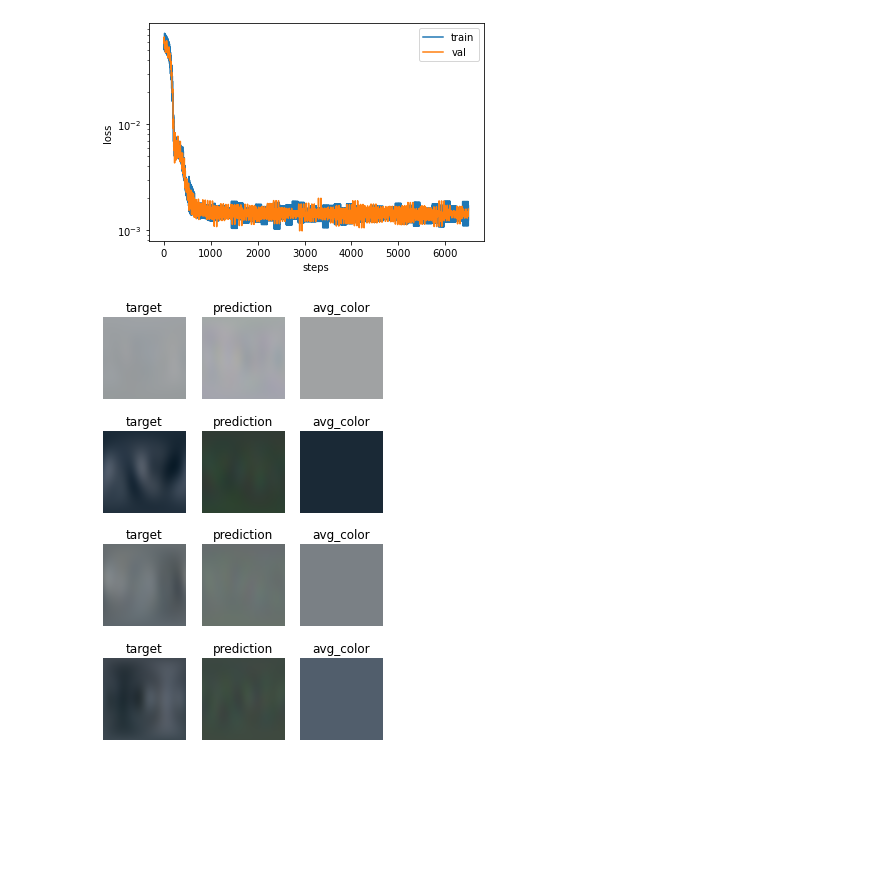
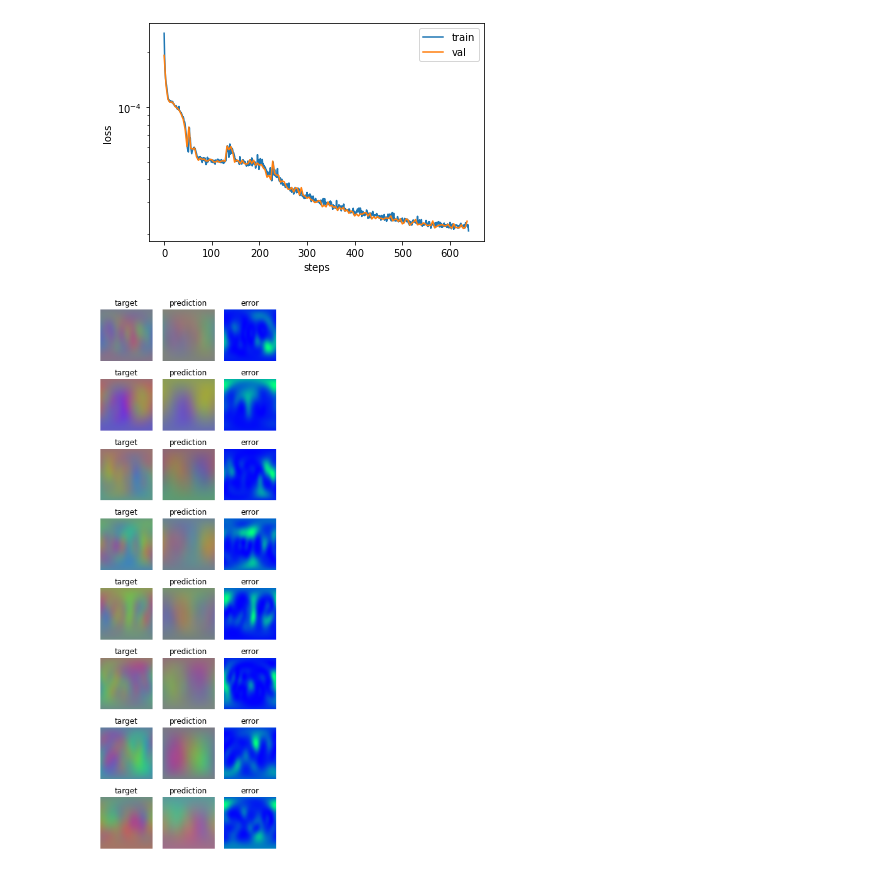
Before and after one commit to KeKsBoTer/punctum, a Jupyter notebook: pointnet/train.ipynb, the cells around one changed output. Cells and saved outputs as stored; diff of their text form; code cells hidden in the pictures; blank space fills up the shorter version.

```diff
--- a/pointnet/train.ipynb
+++ b/pointnet/train.ipynb
@@ -24,7 +17,7 @@ from torch.utils.data import DataLoader
 from pytorch3d.structures import Pointclouds
 import torch.utils.data as data
 
-ds = OctantDataset("../datasets/neuschwanstein_sh",sub_sample=1000)
+ds = OctantDataset("../datasets/neuschwanstein_16_64max_sh",sub_sample=10000)
 
 def collate_batched_point_clouds(batch: List[Tuple[Pointclouds, torch.Tensor]]):
     coefs = torch.stack([x[1] for x in batch])
@@ -38,7 +31,7 @@ num_train = int(0.8*len(ds))
 
 ds_train, ds_val = data.random_split(ds,[num_train,len(ds)-num_train])
 
-batch_size = 64
+batch_size = 256
 
 train_dataloader = DataLoader(
     ds_train, batch_size=batch_size, shuffle=True, collate_fn=collate_batched_point_clouds, drop_last=False,num_workers=12,pin_memory=True
@@ -57,10 +72,13 @@ optimizer = torch.optim.AdamW(model.parameters(),lr=1e-4)
 # %%
 from torch.optim.lr_scheduler import OneCycleLR
-epochs = 50
 
-scheduler = OneCycleLR(optimizer,max_lr=1e-3,steps_per_epoch=len(train_dataloader)*10,epochs=epochs,pct_start=0.1,three_phase=True)
+epochs = 20
 
-mse_loss = torch.nn.MSELoss()
+optimizer = torch.optim.AdamW(model.parameters(),lr=1e-3)
+
+scheduler = OneCycleLR(optimizer,max_lr=1e-2,steps_per_epoch=len(train_dataloader),epochs=epochs,pct_start=0.3)
+
+# mse_loss = torch.nn.MSELoss()
 
 def unpack_data(pcs:Pointclouds):
     vertices = pcs.points_packed().cuda()
@@ -73,17 +91,17 @@ loss_hist_train = {}
 loss_hist_val = {}
 step=0
 
-with tqdm(len(train_dataloader)*10) as pbar:
+with tqdm(len(train_dataloader)) as pbar:
     for epoch in range(epochs):
         # print(f"lr: {scheduler.get_last_lr()}")
 
-        pbar.reset(len(train_dataloader)*10)
+        pbar.reset(len(train_dataloader))
         pbar.set_description(f"epoch {epoch+1}/{epochs}")
 
-        val_sampler = repeatlist(iter(val_dataloader),len(val_dataloader)*10)
+        val_sampler = iter(val_dataloader)
 
-        for i,(pcs, coefs) in enumerate(repeatlist(iter(train_dataloader),len(train_dataloader)*10)):
-            model.train()
+        for i,(pcs, coefs) in enumerate(iter(train_dataloader)):
+            model.train().requires_grad_(True)
             vertices,color,batch = unpack_data(pcs)
             target_coefs = coefs[:, : lm2flat_index(l, -l) + 1].cuda()
             optimizer.zero_grad()
@@ -116,4 +134,4 @@ plt.xlabel("steps")
 plt.ylabel("loss")
 plt.yscale("log")
 # %% [output]
-[figure, old version]
+[figure, new version]
@@ -131,26 +149,30 @@ y = calc_sh(l,coords)
 # %%
 model.eval()
 model.requires_grad_(False)
 
 pc,a_lm = next(iter(train_dataloader))
 
 pred_a = model(*unpack_data(pc)).squeeze(0)
 a_lm = a_lm[:,:lm2flat_index(l, -l) + 1]
 
-fig,axes = plt.subplots(4,3,figsize=(5,8))
+fig,axes = plt.subplots(8,3,figsize=(5,16))
 
-for i in range(4):
+for i in range(8):
     ax1,ax2,ax3 = axes[i]
     ax1.set_title("target")
     ax1.set_axis_off()
-    ax1.imshow((y@a_lm[i].cpu()).reshape(res,res,-1))
+
+    target = (y@a_lm[i].cpu()).reshape(res,res,-1).clip(0,1)
+    ax1.imshow(target)
 
     ax2.set_title("prediction")
     ax2.set_axis_off()
-    ax2.imshow((y@pred_a[i].cpu()).reshape(res,res,-1))
+    prediction =(y@pred_a[i].cpu()).reshape(res,res,-1).clip(0,1)
+    ax2.imshow(prediction)
 
-    ax3.set_title("avg_color")
+    ax3.set_title("error")
     ax3.set_axis_off()
-    ax3.imshow(pc.features_list()[i].float().mean(dim=0).reshape((1,1,4)).int())
+    error = (prediction-target).square().mean(-1)
+    ax3.imshow(error,cmap="winter")
 # %% [output]
-[figure, old version]
+[figure, new version]
```
Also changed, not shown: parts of 16 cells of this notebook, 4 other files.
